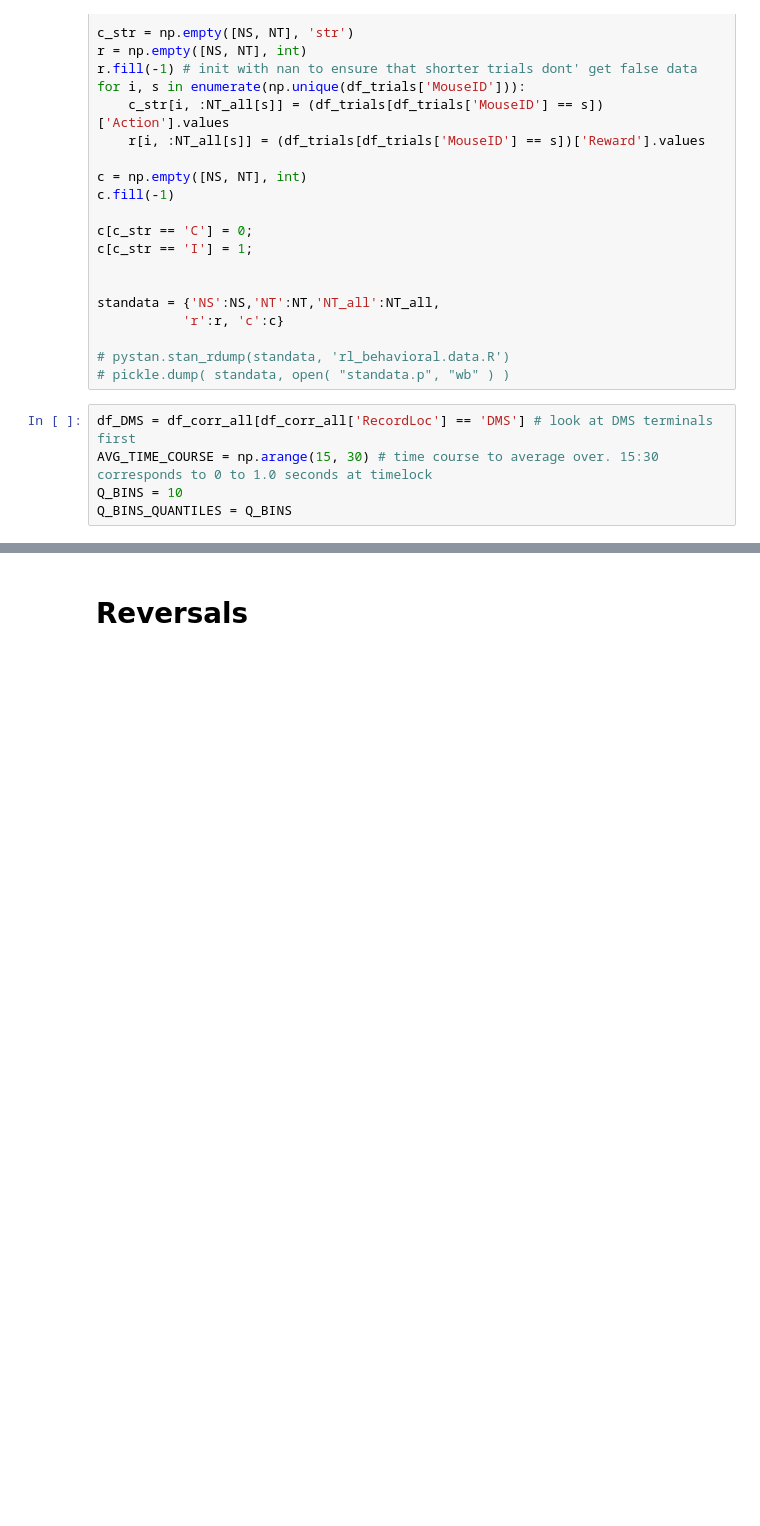
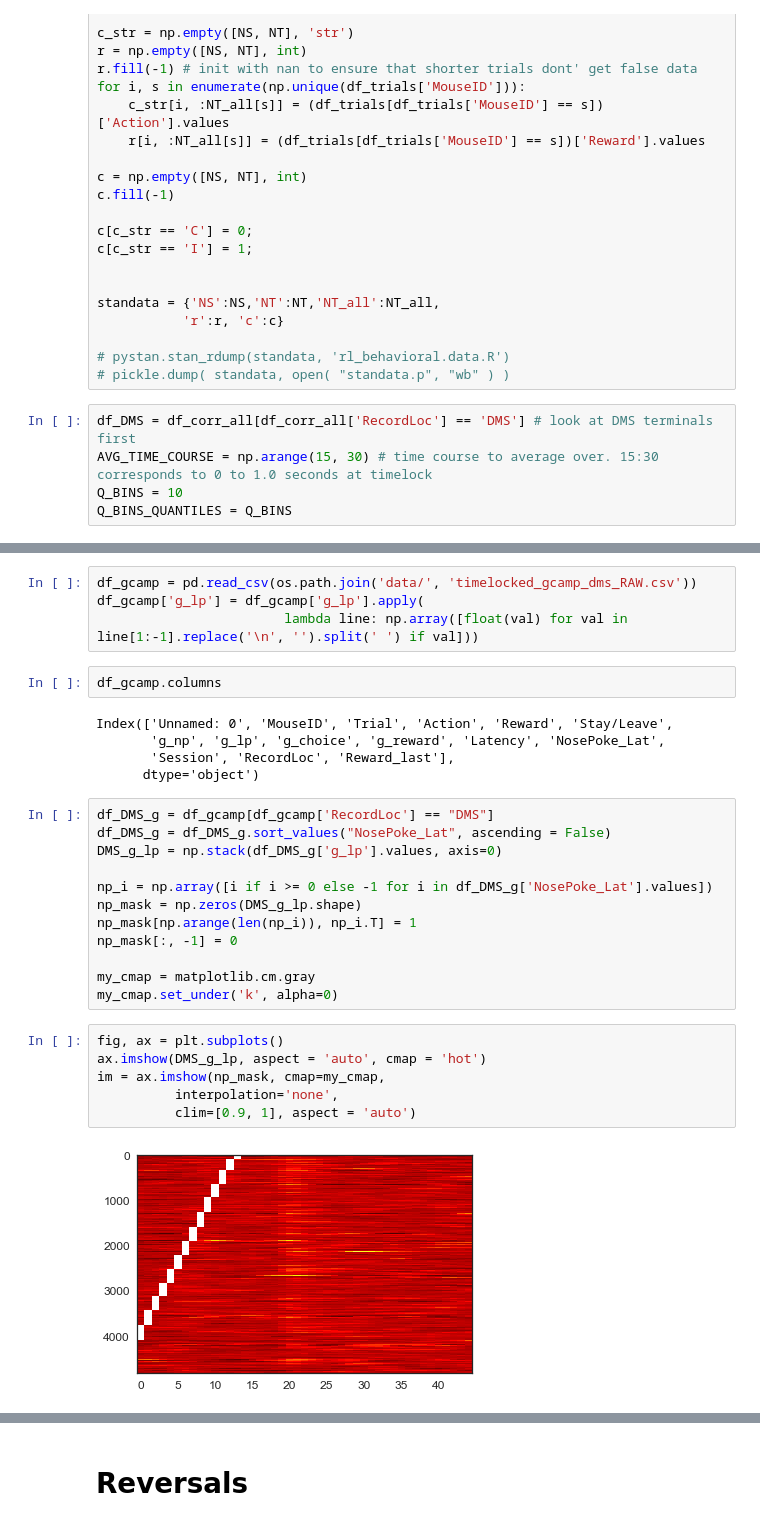
Before and after one commit to rachelstephlee/qlearning, a Jupyter notebook: Reviews_Analyses.ipynb, the cells around one changed output, grey strips where cells are left out. Saved outputs shown, nothing was run; the diff lists cells and outputs as text; blank space fills up the shorter version.

```diff
--- a/Reviews_Analyses.ipynb
+++ b/Reviews_Analyses.ipynb
@@ -99,0 +99,31 @@ Index(['MouseID', 'Trial', 'Action', 'Reward', 'Stay/Leave', 'g_np', 'g_lp',
+# %%
+df_gcamp = pd.read_csv(os.path.join('data/', 'timelocked_gcamp_dms_RAW.csv'))
+df_gcamp['g_lp'] = df_gcamp['g_lp'].apply(
+                        lambda line: np.array([float(val) for val in line[1:-1].replace('\n', '').split(' ') if val]))
+# %%
+df_gcamp.columns
+# %% [output]
+Index(['Unnamed: 0', 'MouseID', 'Trial', 'Action', 'Reward', 'Stay/Leave',
+       'g_np', 'g_lp', 'g_choice', 'g_reward', 'Latency', 'NosePoke_Lat',
+       'Session', 'RecordLoc', 'Reward_last'],
+      dtype='object')
+# %%
+df_DMS_g = df_gcamp[df_gcamp['RecordLoc'] == "DMS"]
+df_DMS_g = df_DMS_g.sort_values("NosePoke_Lat", ascending = False)
+DMS_g_lp = np.stack(df_DMS_g['g_lp'].values, axis=0)
+
+np_i = np.array([i if i >= 0 else -1 for i in df_DMS_g['NosePoke_Lat'].values])
+np_mask = np.zeros(DMS_g_lp.shape)
+np_mask[np.arange(len(np_i)), np_i.T] = 1
+np_mask[:, -1] = 0
+
+my_cmap = matplotlib.cm.gray
+my_cmap.set_under('k', alpha=0)
+# %%
+fig, ax = plt.subplots()
+ax.imshow(DMS_g_lp, aspect = 'auto', cmap = 'hot')
+im = ax.imshow(np_mask, cmap=my_cmap,
+          interpolation='none',
+          clim=[0.9, 1], aspect = 'auto')
+# %% [output]
+[figure, added]
```
Also changed, not shown: parts of 7 cells of this notebook, 2 other files.
